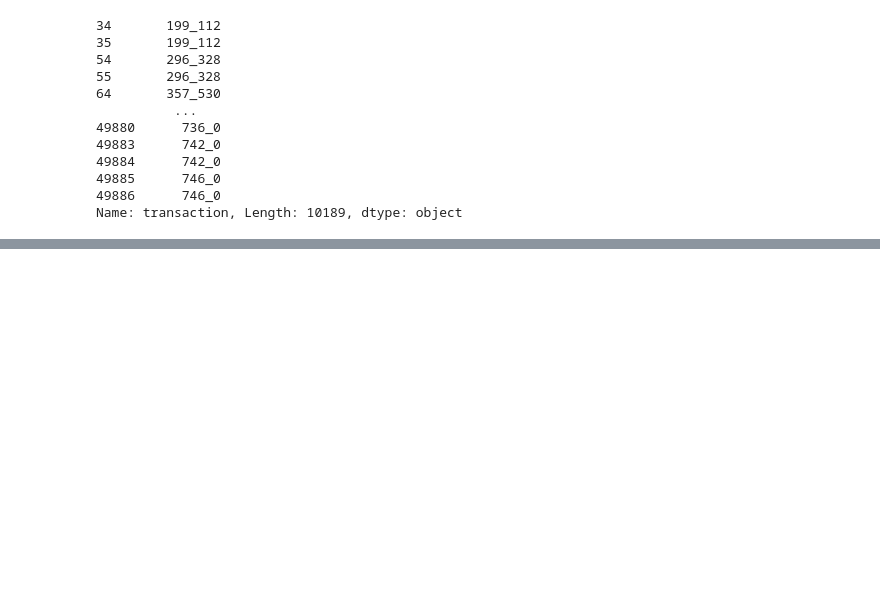
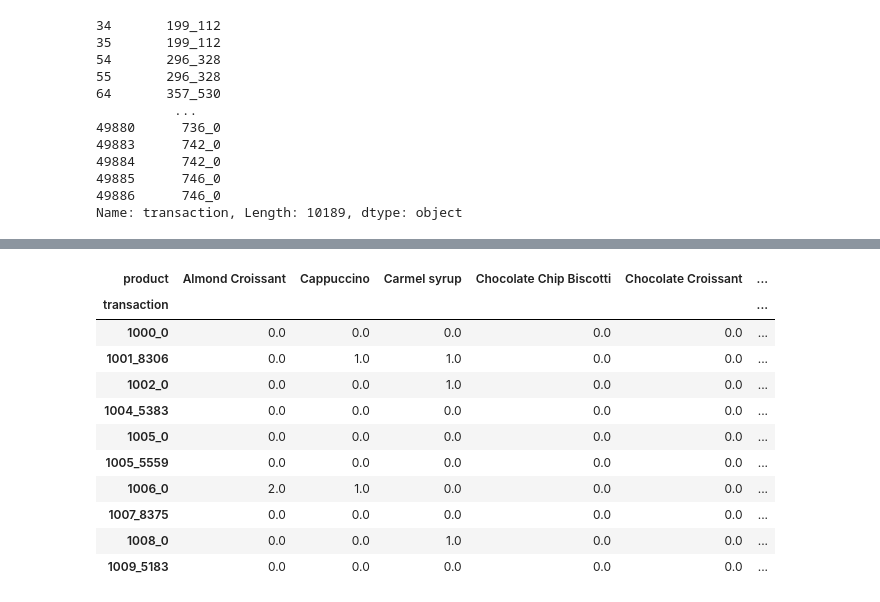
Before and after one commit to mouadayoub1971/SmartCoffee-, a Jupyter notebook: pythonSection/recommandation.ipynb, the cells around one changed output, grey strips where cells are left out. Saved outputs shown, nothing was run; the diff lists cells and outputs as text; code cells hidden in the pictures; blank space fills up the shorter version.

```diff
--- a/pythonSection/recommandation.ipynb
+++ b/pythonSection/recommandation.ipynb
@@ -253,0 +251,16 @@ popularity_recommendation = popularity_recommendation.rename(columns={'transacti
+# %%
+my_basket = train_basket.pivot_table(index='transaction', columns='product', values='Count', aggfunc='sum').fillna(0)
+my_basket.head(10)
+# %% [output]
+| product | Almond Croissant | Cappuccino | Carmel syrup | Chocolate Chip Biscotti | Chocolate Croissant | ... |
+| transaction |  |  |  |  |  | ... |
+| 1000_0 | 0.0 | 0.0 | 0.0 | 0.0 | 0.0 | ... |
+| 1001_8306 | 0.0 | 1.0 | 1.0 | 0.0 | 0.0 | ... |
+| 1002_0 | 0.0 | 0.0 | 1.0 | 0.0 | 0.0 | ... |
+| 1004_5383 | 0.0 | 0.0 | 0.0 | 0.0 | 0.0 | ... |
+| 1005_0 | 0.0 | 0.0 | 0.0 | 0.0 | 0.0 | ... |
+| 1005_5559 | 0.0 | 0.0 | 0.0 | 0.0 | 0.0 | ... |
+| 1006_0 | 2.0 | 1.0 | 0.0 | 0.0 | 0.0 | ... |
+| 1007_8375 | 0.0 | 0.0 | 0.0 | 0.0 | 0.0 | ... |
+| 1008_0 | 0.0 | 0.0 | 1.0 | 0.0 | 0.0 | ... |
+| 1009_5183 | 0.0 | 0.0 | 0.0 | 0.0 | 0.0 | ... |
```
Also changed, not shown: parts of 8 cells of this notebook, 1 other file.
